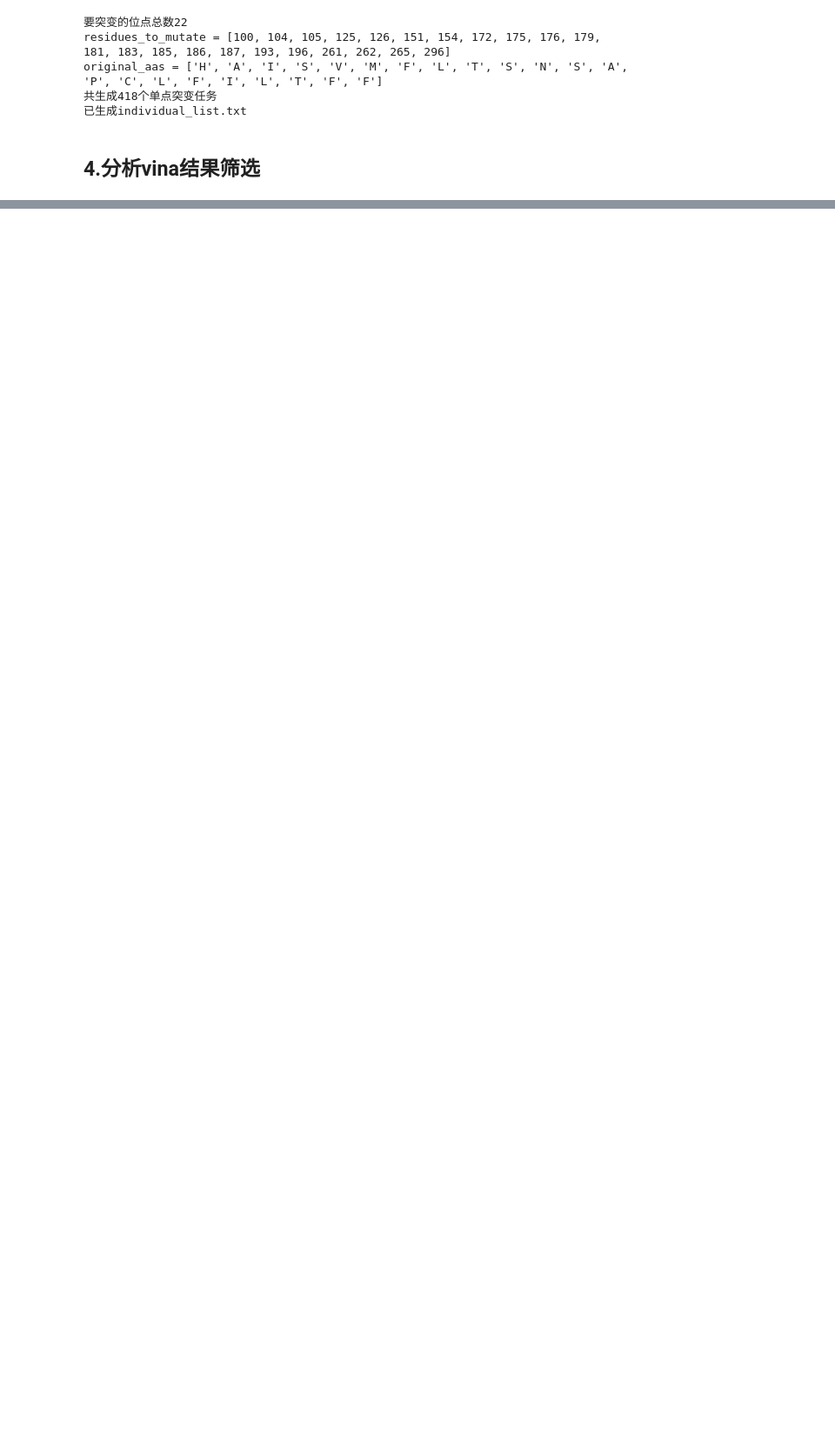
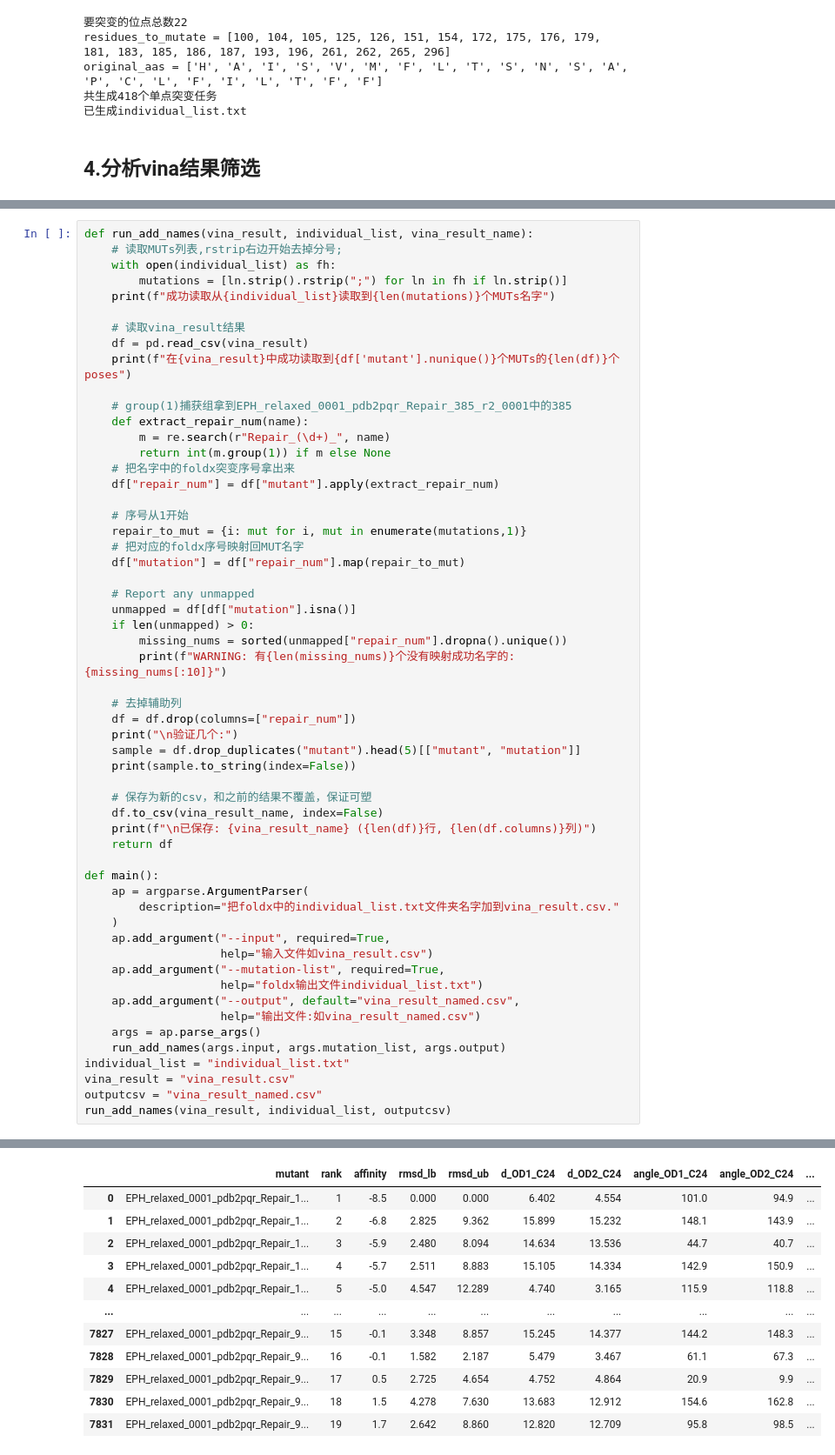
Before and after one commit to CharlesDDD/EPH, a Jupyter notebook: EPH_insilico.ipynb, the cells around one changed output, grey strips where cells are left out. Shown at 87% size. Drawn from its saved outputs; the diff is of its cells as text; blank space fills up the shorter version.

```diff
--- a/EPH_insilico.ipynb
+++ b/EPH_insilico.ipynb
@@ -574,0 +596,57 @@ SystemExit: 2
+# %%
+def run_add_names(vina_result, individual_list, vina_result_name):
+    # 读取MUTs列表,rstrip右边开始去掉分号;
+    with open(individual_list) as fh:
+        mutations = [ln.strip().rstrip(";") for ln in fh if ln.strip()]
+    print(f"成功读取从{individual_list}读取到{len(mutations)}个MUTs名字")
+
+    # 读取vina_result结果
+    df = pd.read_csv(vina_result)
+    print(f"在{vina_result}中成功读取到{df['mutant'].nunique()}个MUTs的{len(df)}个poses")
+
+    # group(1)捕获组拿到EPH_relaxed_0001_pdb2pqr_Repair_385_r2_0001中的385
+    def extract_repair_num(name):
+        m = re.search(r"Repair_(\d+)_", name)
+        return int(m.group(1)) if m else None
+    # 把名字中的foldx突变序号拿出来
+    df["repair_num"] = df["mutant"].apply(extract_repair_num)
+
+    # 序号从1开始
+    repair_to_mut = {i: mut for i, mut in enumerate(mutations,1)}
+    # 把对应的foldx序号映射回MUT名字
+    df["mutation"] = df["repair_num"].map(repair_to_mut)
+
+    # Report any unmapped
+    unmapped = df[df["mutation"].isna()]
+    if len(unmapped) > 0:
+        missing_nums = sorted(unmapped["repair_num"].dropna().unique())
+        print(f"WARNING: 有{len(missing_nums)}个没有映射成功名字的: {missing_nums[:10]}")
+
+    # 去掉辅助列
+    df = df.drop(columns=["repair_num"])
+    print("\n验证几个:")
+    sample = df.drop_duplicates("mutant").head(5)[["mutant", "mutation"]]
+    print(sample.to_string(index=False))
+
+    # 保存为新的csv，和之前的结果不覆盖，保证可塑
+    df.to_csv(vina_result_name, index=False)
+    print(f"\n已保存: {vina_result_name} ({len(df)}行, {len(df.columns)}列)")
+    return df
+
+def main():
+    ap = argparse.ArgumentParser(
+        description="把foldx中的individual_list.txt文件夹名字加到vina_result.csv."
+    )
+    ap.add_argument("--input", required=True,
+                    help="输入文件如vina_result.csv")
+    ap.add_argument("--mutation-list", required=True,
+                    help="foldx输出文件individual_list.txt")
+    ap.add_argument("--output", default="vina_result_named.csv",
+                    help="输出文件:如vina_result_named.csv")
+    args = ap.parse_args()
+    run_add_names(args.input, args.mutation_list, args.output)
+individual_list = "individual_list.txt"
+vina_result = "vina_result.csv"
+outputcsv = "vina_result_named.csv"
+run_add_names(vina_result, individual_list, outputcsv)
+# %% [output]
@@ -574,0 +665,12 @@ SystemExit: 2
+|  | mutant | rank | affinity | rmsd_lb | rmsd_ub | d_OD1_C24 | d_OD2_C24 | angle_OD1_C24 | angle_OD2_C24 | ... |
+| 0 | EPH_relaxed_0001_pdb2pqr_Repair_1... | 1 | -8.5 | 0.000 | 0.000 | 6.402 | 4.554 | 101.0 | 94.9 | ... |
+| 1 | EPH_relaxed_0001_pdb2pqr_Repair_1... | 2 | -6.8 | 2.825 | 9.362 | 15.899 | 15.232 | 148.1 | 143.9 | ... |
+| 2 | EPH_relaxed_0001_pdb2pqr_Repair_1... | 3 | -5.9 | 2.480 | 8.094 | 14.634 | 13.536 | 44.7 | 40.7 | ... |
+| 3 | EPH_relaxed_0001_pdb2pqr_Repair_1... | 4 | -5.7 | 2.511 | 8.883 | 15.105 | 14.334 | 142.9 | 150.9 | ... |
+| 4 | EPH_relaxed_0001_pdb2pqr_Repair_1... | 5 | -5.0 | 4.547 | 12.289 | 4.740 | 3.165 | 115.9 | 118.8 | ... |
+| ... | ... | ... | ... | ... | ... | ... | ... | ... | ... | ... |
+| 7827 | EPH_relaxed_0001_pdb2pqr_Repair_9... | 15 | -0.1 | 3.348 | 8.857 | 15.245 | 14.377 | 144.2 | 148.3 | ... |
+| 7828 | EPH_relaxed_0001_pdb2pqr_Repair_9... | 16 | -0.1 | 1.582 | 2.187 | 5.479 | 3.467 | 61.1 | 67.3 | ... |
+| 7829 | EPH_relaxed_0001_pdb2pqr_Repair_9... | 17 | 0.5 | 2.725 | 4.654 | 4.752 | 4.864 | 20.9 | 9.9 | ... |
+| 7830 | EPH_relaxed_0001_pdb2pqr_Repair_9... | 18 | 1.5 | 4.278 | 7.630 | 13.683 | 12.912 | 154.6 | 162.8 | ... |
+| 7831 | EPH_relaxed_0001_pdb2pqr_Repair_9... | 19 | 1.7 | 2.642 | 8.860 | 12.820 | 12.709 | 95.8 | 98.5 | ... |
```
Also changed, not shown: parts of 4 cells of this notebook, 5 other files.
